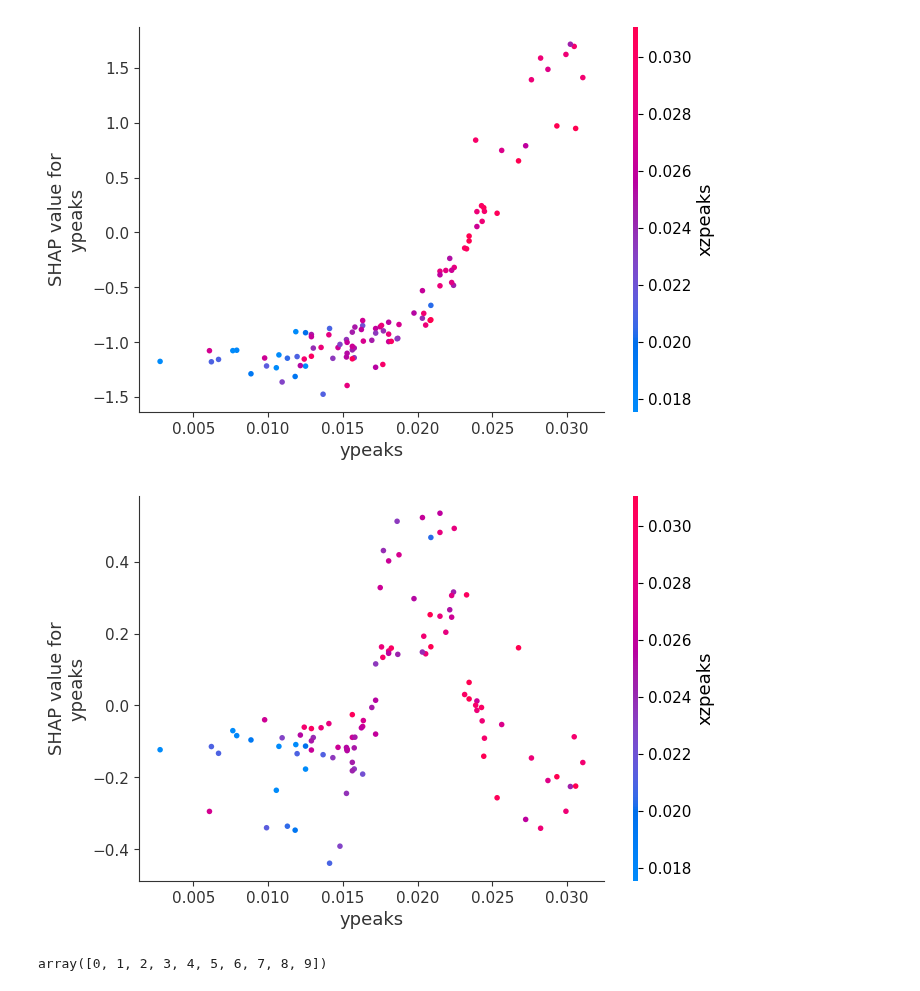
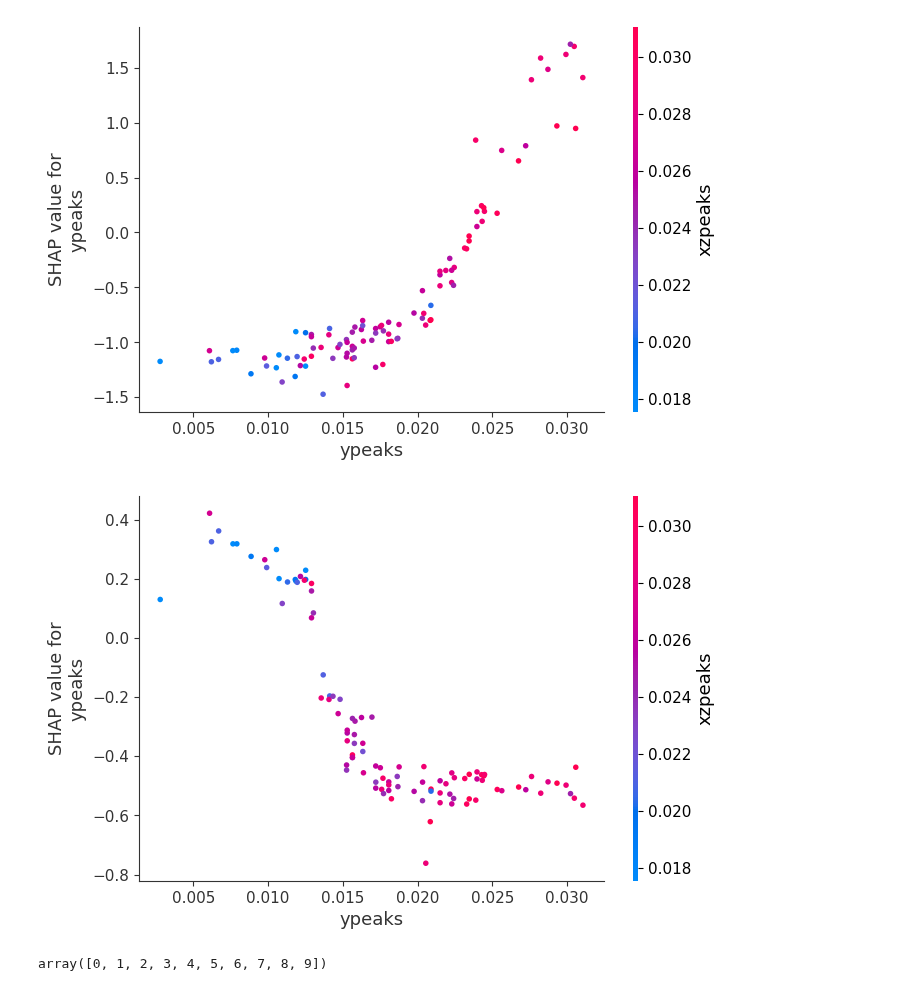
Before and after one commit to tBenBaker/MovementClassifier, a Jupyter notebook: DanceProj1/notebooks/03_inspectiondraft.ipynb, the cells around one changed output. Saved outputs shown, nothing was run; the diff lists cells and outputs as text; code cells hidden in the pictures.

```diff
--- a/DanceProj1/notebooks/03_inspectiondraft.ipynb
+++ b/DanceProj1/notebooks/03_inspectiondraft.ipynb
@@ -87,9 +109,9 @@ shap.dependence_plot('ypeaks', shap_values[list(genres).index('House')], X_test,
 [figure]
 # %%
 #shape dependence plot, ypeaks Break
-shap.dependence_plot('ypeaks', shap_values[list(genres).index('Break')], X_test, interaction_index='xzpeaks')
+shap.dependence_plot('ypeaks', shap_values[list(genres).index('Pop')], X_test, interaction_index='xzpeaks')
 # %% [output]
-[figure, old version]
+[figure, new version]
 # %%
 xgb_mod.classes_
 # %% [output]
```
Also changed, not shown: parts of 26 cells of this notebook, 8 other files.
